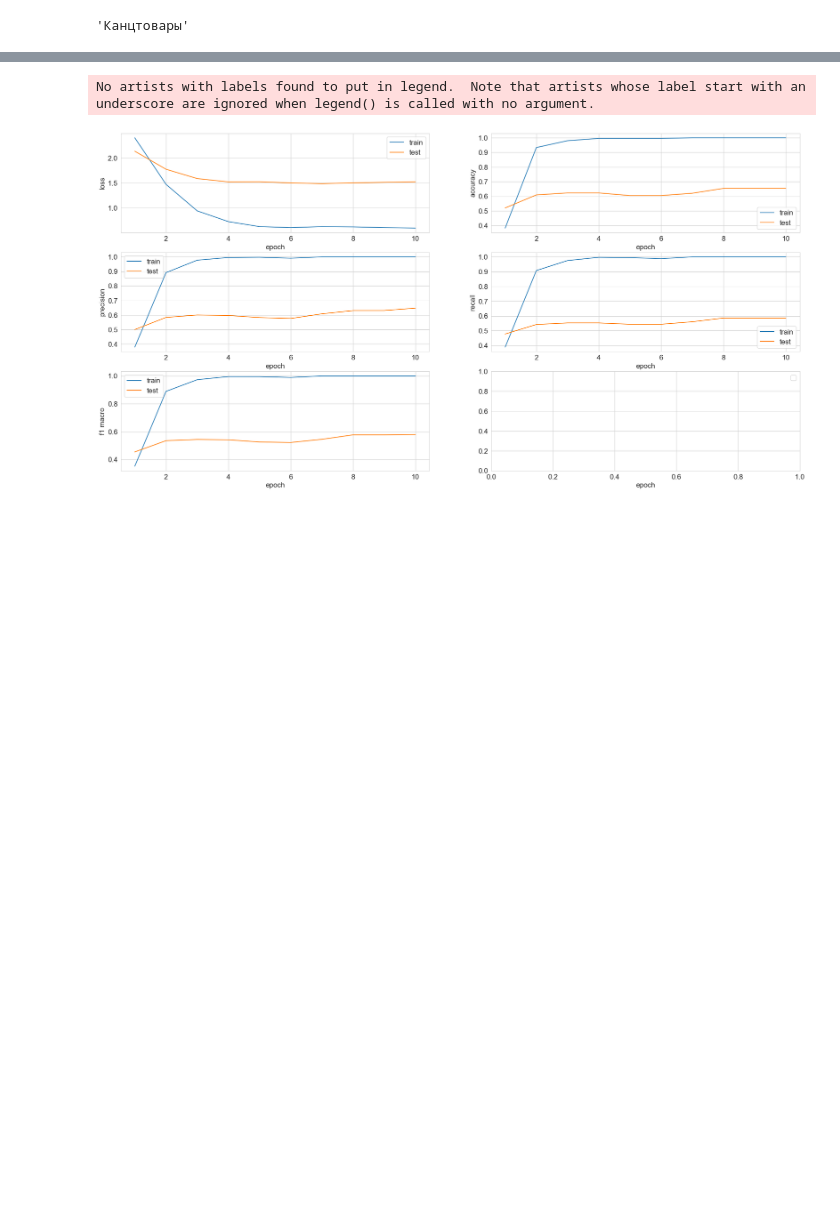
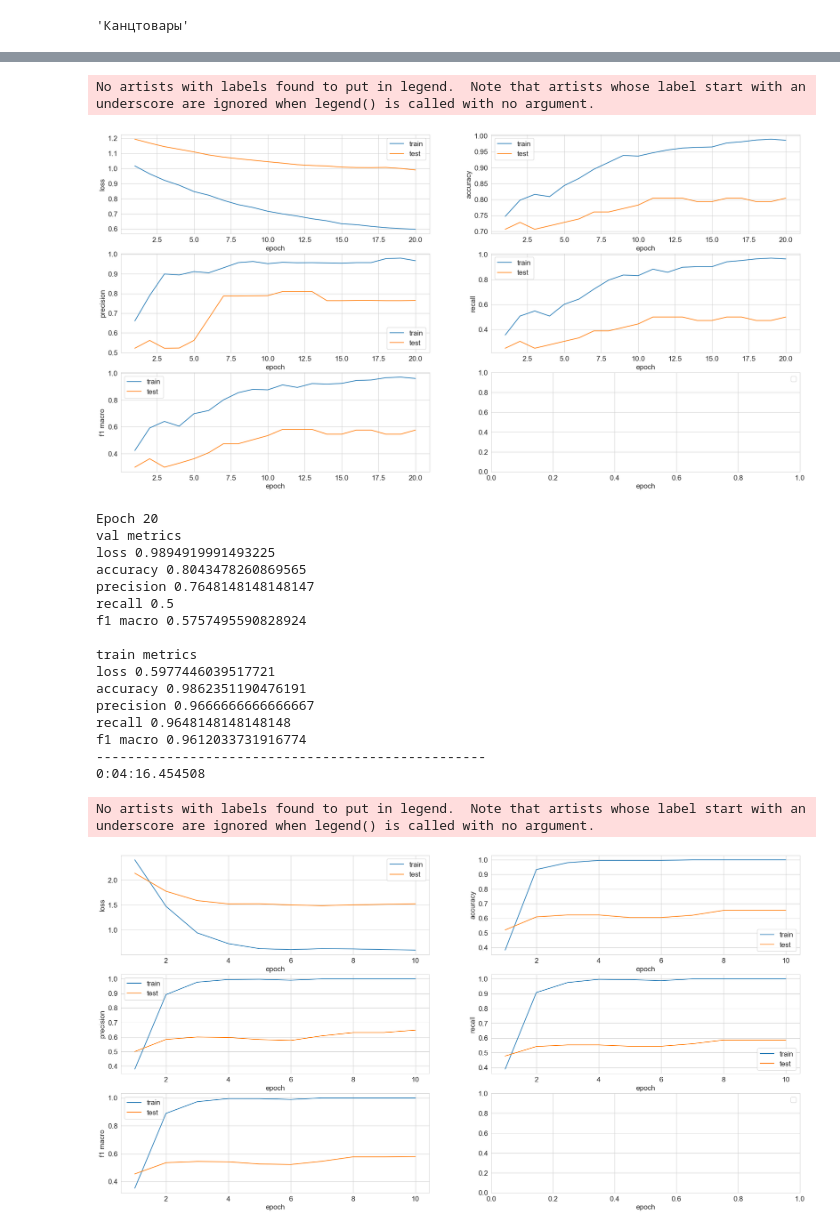
Before and after one commit to Kulikov17/seo-optimization-product-cards, a Jupyter notebook: notebooks/wb_classificator_mobilenet-tree.ipynb, the cells around one changed output, grey strips where cells are left out. Saved outputs shown, nothing was run; the diff lists cells and outputs as text; code cells hidden in the pictures; blank space fills up the shorter version.

```diff
--- a/notebooks/wb_classificator_mobilenet-tree.ipynb
+++ b/notebooks/wb_classificator_mobilenet-tree.ipynb
@@ -567,3 +681,39 @@ model, optimizer = accelerator.prepare(model, optimizer)
+# %%
+trainer = Trainer(
+            model,
+            optimizer,
+            None,
+            criterion,
+            accelerator,
+            device,
+        )
+
+a = datetime.now()
+train_losses, test_losses, train_metrics, test_metrics = trainer.train(
+            train_loader, val_loader, NUM_EPOCHS, True,
+            train_transform=train_transform, train_mixes=train_mixes,
+            saving_model=True, model_name=model_name, idx2target=idx2target)
+b = datetime.now()
+print(b - a)
+# %% [output]
+No artists with labels found to put in legend.  Note that artists whose label start with an underscore are ignored when legend() is called with no argument.
+[figure, added]
+Epoch 20
+val metrics
+loss 0.9894919991493225
+accuracy 0.8043478260869565
+precision 0.7648148148148147
+recall 0.5
+f1 macro 0.5757495590828924
+
+train metrics
+loss 0.5977446039517721
+accuracy 0.9862351190476191
+precision 0.9666666666666667
+recall 0.9648148148148148
+f1 macro 0.9612033731916774
+--------------------------------------------------
+0:04:16.454508
 # %%
 trainer = Trainer(
             model,
```
Also changed, not shown: parts of 40 cells of this notebook.
